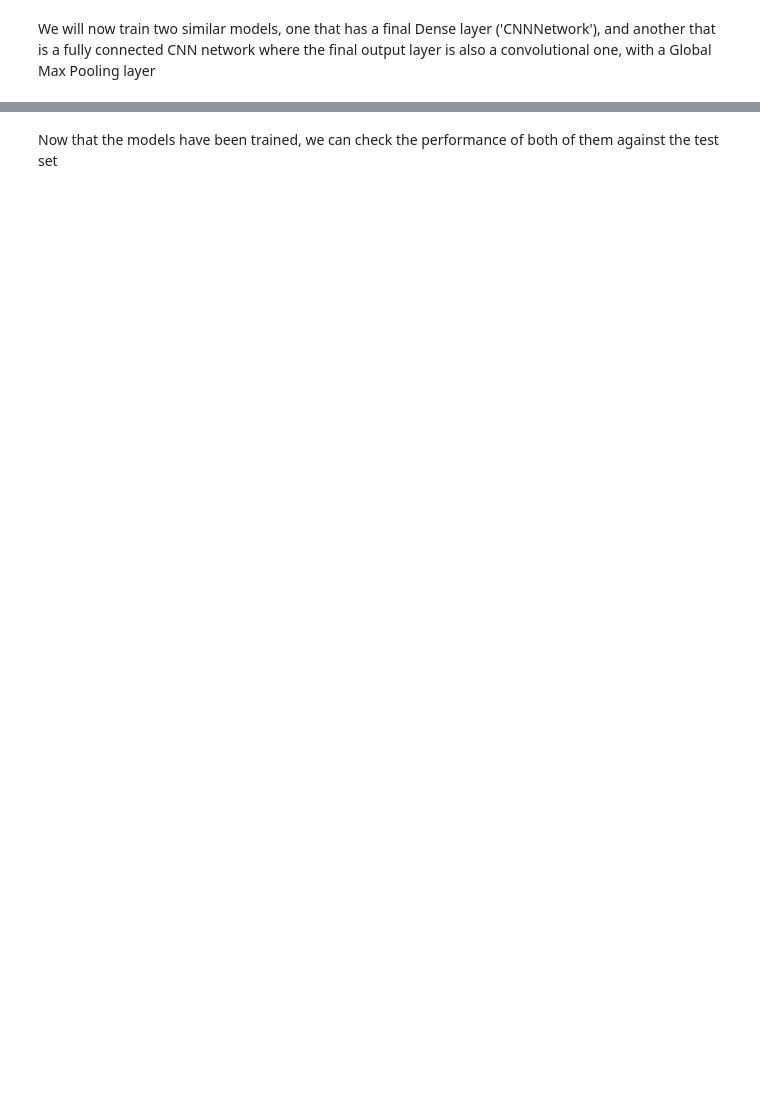
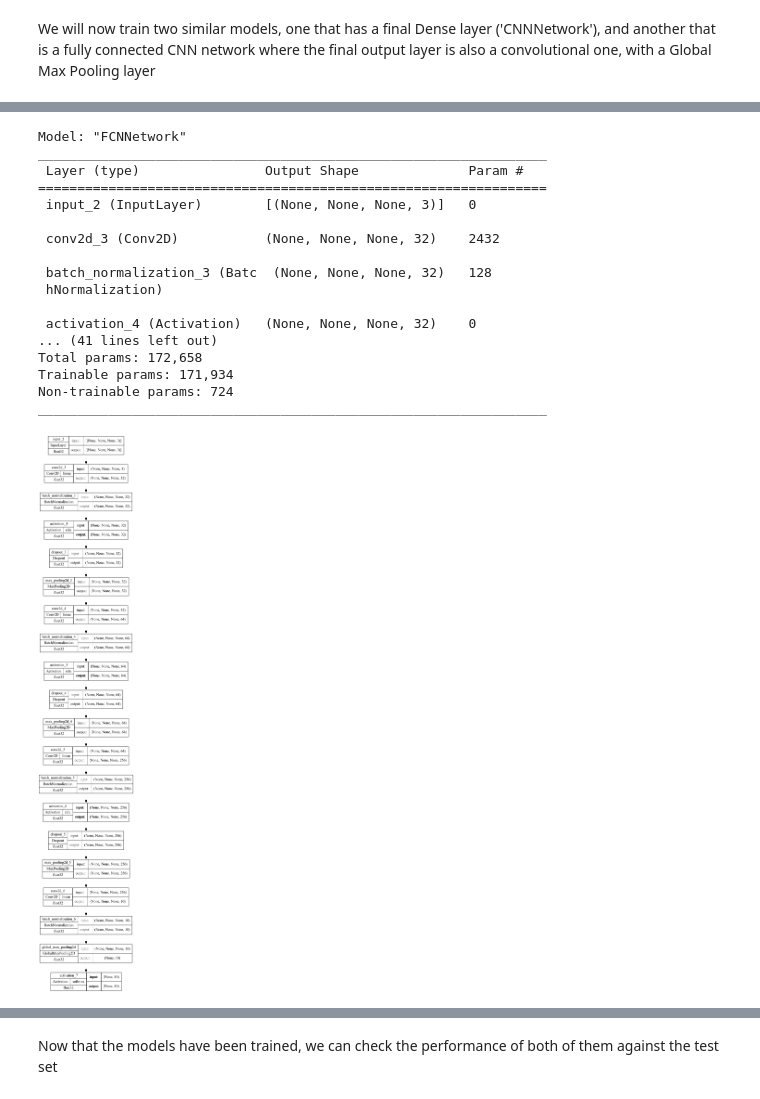
Before and after one commit to rondinini/deeplearning, a Jupyter notebook: eurosat.ipynb, the cells around one changed output, grey strips where cells are left out. Cells and saved outputs as stored; diff of their text form; code cells hidden in the pictures; blank space fills up the shorter version.

```diff
--- a/eurosat.ipynb
+++ b/eurosat.ipynb
@@ -95 +118,26 @@ NameError: name 'model_save_fp' is not defined
+# %%
+name = 'FCNNetwork'
+artifacts_path = model_save_fp / Path(name)
+tensorboard_run_path = tensorboard_logdir / Path(name) / Path(str(datetime.datetime.now()))
+model = FCNNetwork(name=name, filepath=artifacts_path)
+model = model.connect_layers()
+# %% [output]
+Model: "FCNNetwork"
+_________________________________________________________________
+ Layer (type)                Output Shape              Param #
+=================================================================
+ input_2 (InputLayer)        [(None, None, None, 3)]   0
+
+ conv2d_3 (Conv2D)           (None, None, None, 32)    2432
+
+ batch_normalization_3 (Batc  (None, None, None, 32)   128
+ hNormalization)
+
+ activation_4 (Activation)   (None, None, None, 32)    0
+... (41 lines left out)
+Total params: 172,658
+Trainable params: 171,934
+Non-trainable params: 724
+_________________________________________________________________
+[figure, added]
 # %%
```
Also changed, not shown: parts of 9 cells of this notebook, 1 other file.
